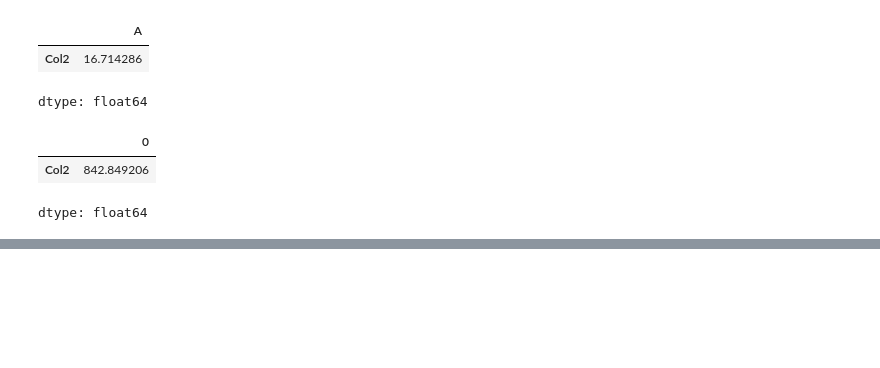
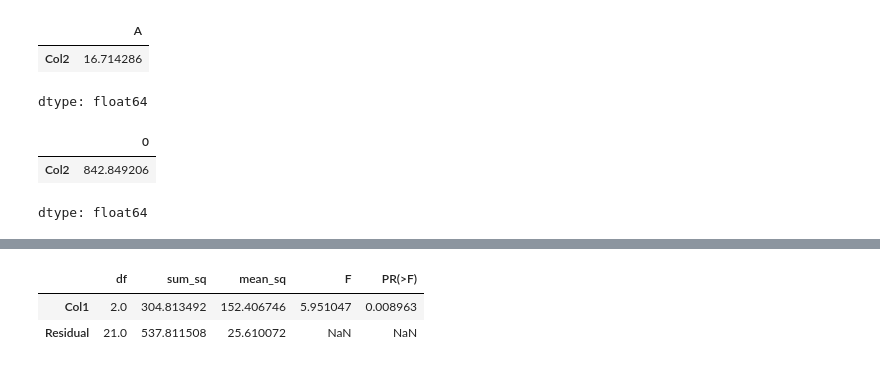
Before and after one commit to chaitanysaraswat/Advanced-Analytics-Using-Statistics, a Jupyter notebook: lecture10.ipynb, the cells around one changed output, grey strips where cells are left out. Saved outputs shown, nothing was run; the diff lists cells and outputs as text; code cells hidden in the pictures; blank space fills up the shorter version.

```diff
--- a/lecture10.ipynb
+++ b/lecture10.ipynb
@@ -198,0 +228,10 @@ dtype: float64
+# %%
+import statsmodels.api as sm
+from statsmodels.formula.api import ols
+mod1=ols('Col2 ~ Col1',df).fit()
+tbl=sm.stats.anova_lm(mod1)
+tbl
+# %% [output]
+|  | df | sum_sq | mean_sq | F | PR(>F) |
+| Col1 | 2.0 | 304.813492 | 152.406746 | 5.951047 | 0.008963 |
+| Residual | 21.0 | 537.811508 | 25.610072 | NaN | NaN |
```
Also changed, not shown: parts of 8 cells of this notebook.
